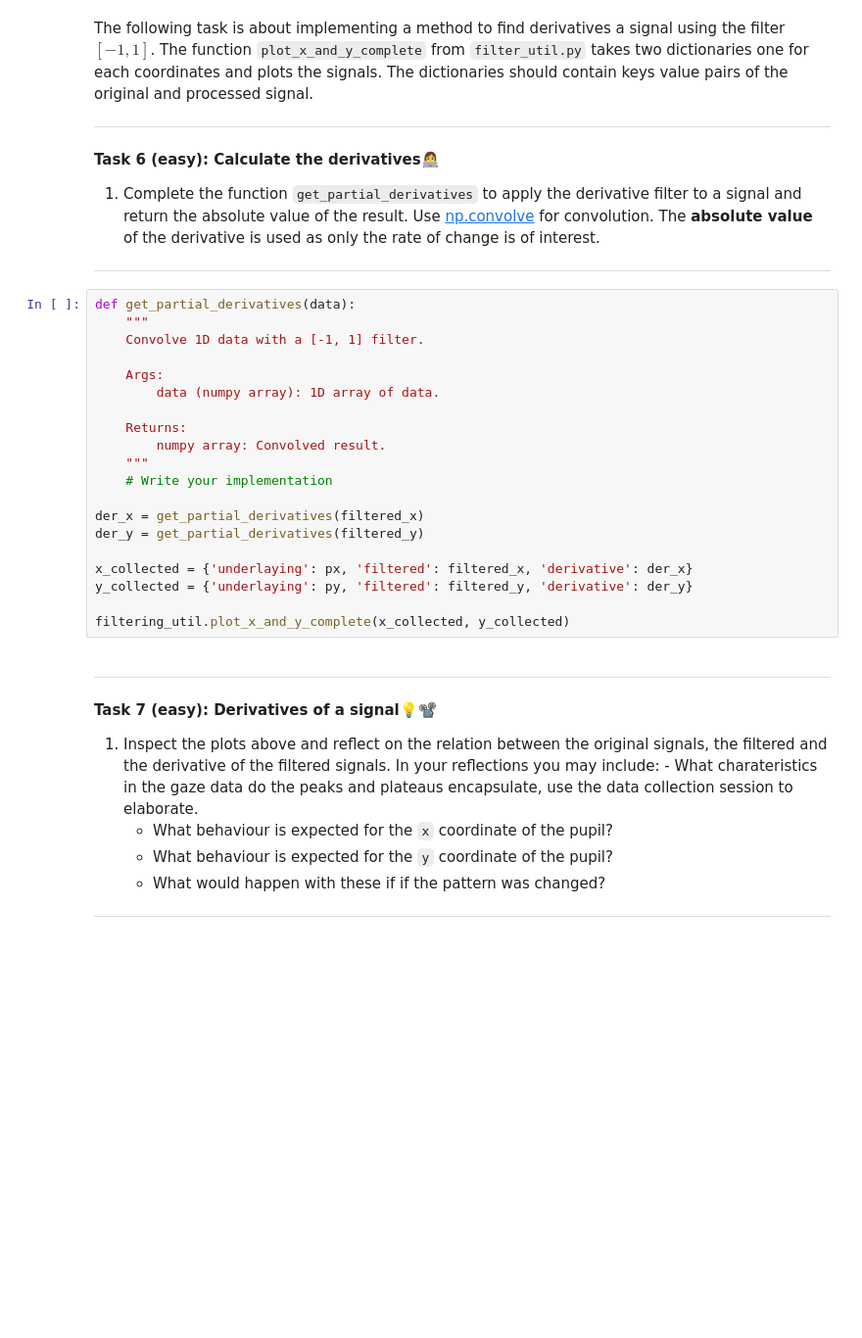
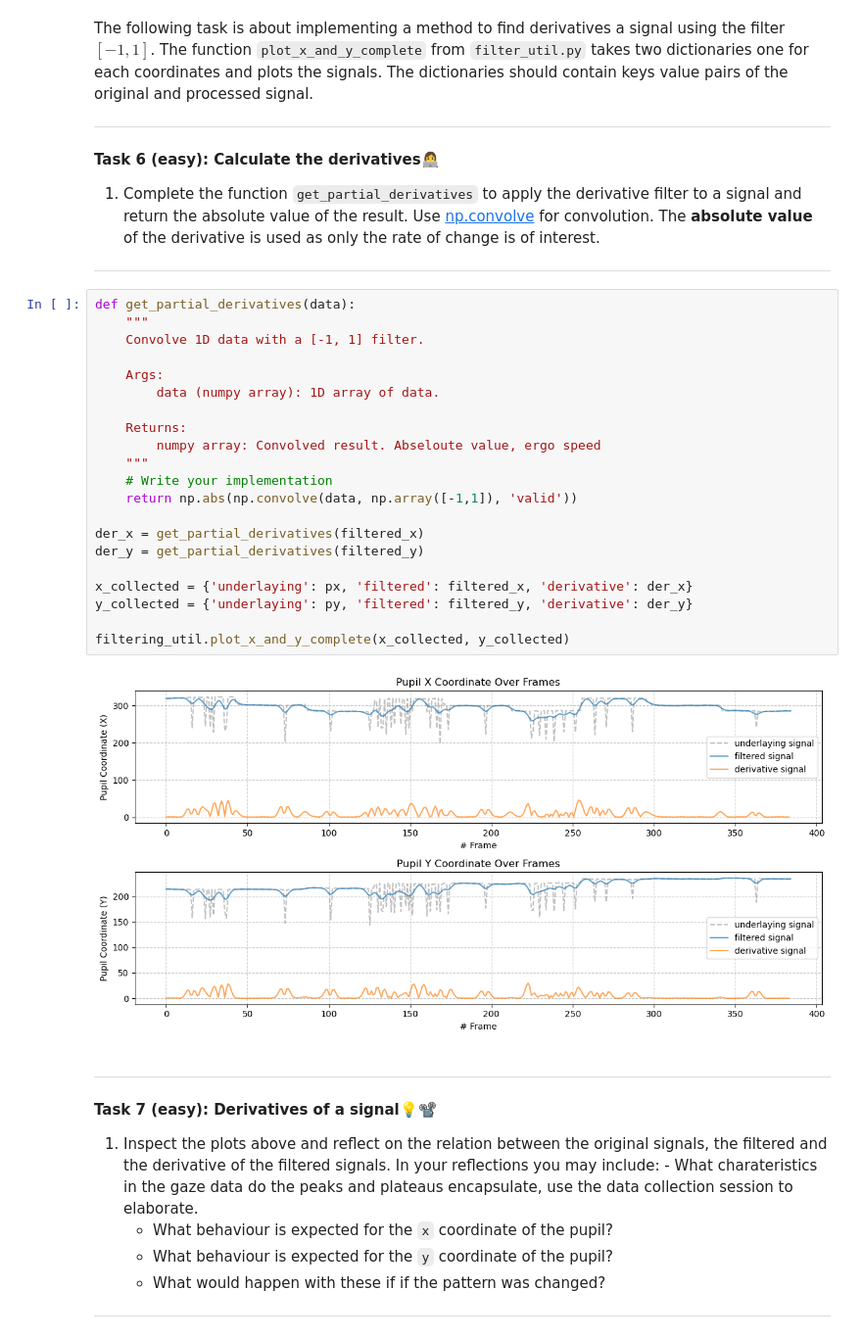
Before and after one commit to Clara-Lyngeraa/IML, a Jupyter notebook: W08/01-data_cleaning.ipynb, the cells around one changed output. Shown at 98% size. Drawn from its saved outputs; the diff is of its cells as text; blank space fills up the shorter version.

```diff
--- a/W08/01-data_cleaning.ipynb
+++ b/W08/01-data_cleaning.ipynb
@@ -224,23 +251,26 @@ The function `plot_x_and_y_complete`
 # %%
 def get_partial_derivatives(data):
     """
     Convolve 1D data with a [-1, 1] filter.
 
     Args:
         data (numpy array): 1D array of data.
 
     Returns:
-        numpy array: Convolved result.
+        numpy array: Convolved result. Abseloute value, ergo speed
     """
     # Write your implementation
+    return np.abs(np.convolve(data, np.array([-1,1]), 'valid'))
 
 der_x = get_partial_derivatives(filtered_x)
 der_y = get_partial_derivatives(filtered_y)
 
 x_collected = {'underlaying': px, 'filtered': filtered_x, 'derivative': der_x}
 y_collected = {'underlaying': py, 'filtered': filtered_y, 'derivative': der_y}
 
 filtering_util.plot_x_and_y_complete(x_collected, y_collected)
+# %% [output]
+[figure, added]
 # %% [markdown]
 
 ---
```
Also changed, not shown: parts of 10 cells of this notebook, 1 other file.
